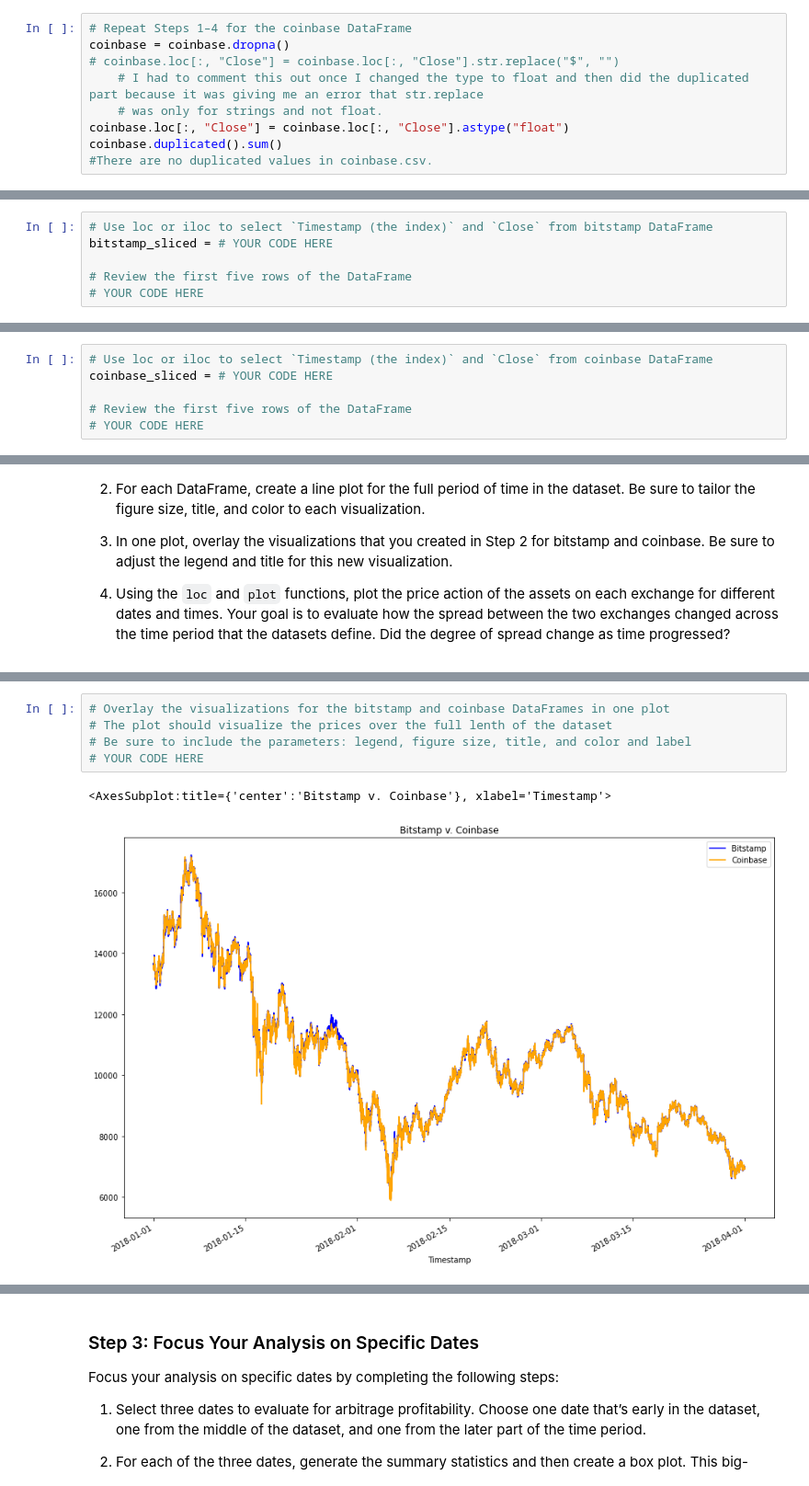
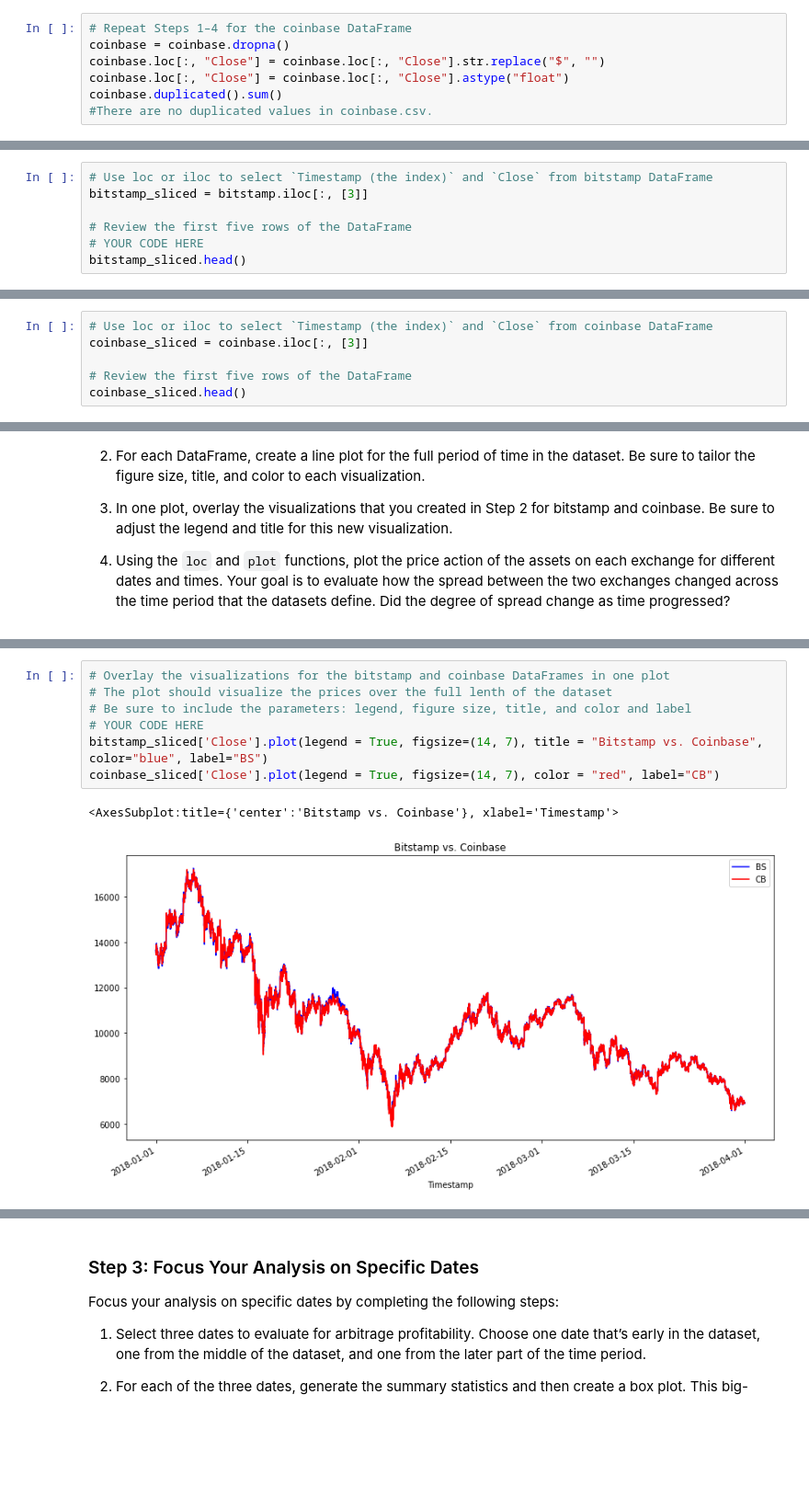
Before and after one commit to bpolasek519/Challenge-3, a Jupyter notebook: Starter_Code/crypto_arbitrage.ipynb, the cells around one changed output, grey strips where cells are left out. Shown at 92% size. Drawn from its saved outputs; the diff is of its cells as text; blank space fills up the shorter version.

```diff
--- a/Starter_Code/crypto_arbitrage.ipynb
+++ b/Starter_Code/crypto_arbitrage.ipynb
@@ -120,9 +120,7 @@ bitstamp.duplicated().sum()
 # %%
 # Repeat Steps 1–4 for the coinbase DataFrame
 coinbase = coinbase.dropna()
-# coinbase.loc[:, "Close"] = coinbase.loc[:, "Close"].str.replace("$", "")
-    # I had to comment this out once I changed the type to float and then did the duplicated part because it was giving me an error that str.replace
-    # was only for strings and not float.
+coinbase.loc[:, "Close"] = coinbase.loc[:, "Close"].str.replace("$", "")
 coinbase.loc[:, "Close"] = coinbase.loc[:, "Close"].astype("float")
 coinbase.duplicated().sum()
 #There are no duplicated values in coinbase.csv.
@@ -150,10 +148,11 @@ Select the data you want to analyze. Use `loc` or `iloc` to select the following
 * Close
 # %%
 # Use loc or iloc to select `Timestamp (the index)` and `Close` from bitstamp DataFrame
-bitstamp_sliced = # YOUR CODE HERE
+bitstamp_sliced = bitstamp.iloc[:, [3]]
 
 # Review the first five rows of the DataFrame
 # YOUR CODE HERE
+bitstamp_sliced.head()
 # %% [output]
 |  | Close |
 | Timestamp |  |
@@ -164,10 +163,10 @@ bitstamp_sliced = # YOUR CODE HERE
 | 2018-01-01 00:04:00 | 13620.00 |
 # %%
 # Use loc or iloc to select `Timestamp (the index)` and `Close` from coinbase DataFrame
-coinbase_sliced = # YOUR CODE HERE
+coinbase_sliced = coinbase.iloc[:, [3]]
 
 # Review the first five rows of the DataFrame
-# YOUR CODE HERE
+coinbase_sliced.head()
 # %% [output]
 |  | Close |
 | Timestamp |  |
@@ -231,11 +233,13 @@ Sort through the time series data associated with the bitstamp and coinbase Data
 # %%
 # Overlay the visualizations for the bitstamp and coinbase DataFrames in one plot
 # The plot should visualize the prices over the full lenth of the dataset
 # Be sure to include the parameters: legend, figure size, title, and color and label
 # YOUR CODE HERE
+bitstamp_sliced['Close'].plot(legend = True, figsize=(14, 7), title = "Bitstamp vs. Coinbase", color="blue", label="BS")
+coinbase_sliced['Close'].plot(legend = True, figsize=(14, 7), color = "red", label="CB")
 # %% [output]
-<AxesSubplot:title={'center':'Bitstamp v. Coinbase'}, xlabel='Timestamp'>
+<AxesSubplot:title={'center':'Bitstamp vs. Coinbase'}, xlabel='Timestamp'>
-[figure, old version]
+[figure, new version]
 # %%
 # Using the loc and plot functions, create an overlay plot that visualizes
 # the price action of both DataFrames for a one month period early in the dataset
```
Also changed, not shown: parts of 64 cells of this notebook, 1 other file.
